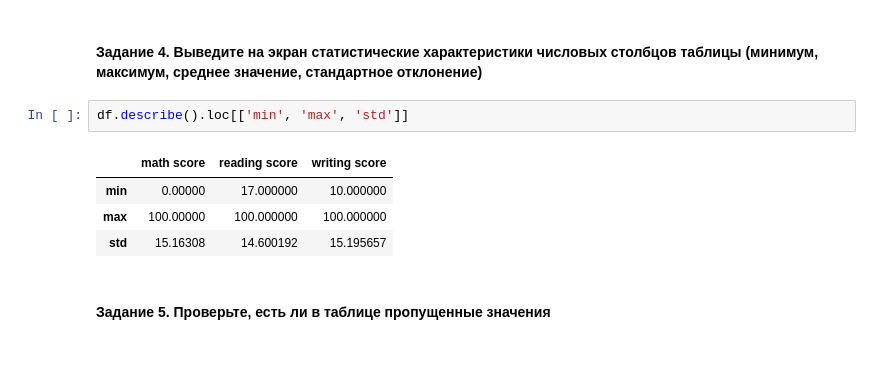
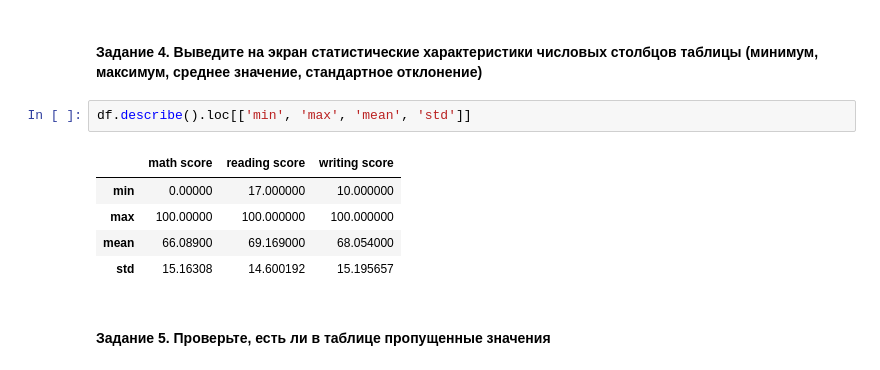
Before and after one commit to IgorLukhnev/hse_iad_data_analysis, a Jupyter notebook: hw1/hometask1_pandas.ipynb, the cells around one changed output. Drawn from its saved outputs; the diff is of its cells as text.

Commit message:
The 4th task mean added

```diff
--- a/hw1/hometask1_pandas.ipynb
+++ b/hw1/hometask1_pandas.ipynb
@@ -55,11 +55,12 @@ df.shape
 # %% [markdown]
 #### Задание 4. Выведите на экран статистические характеристики числовых столбцов таблицы (минимум, максимум, среднее значение, стандартное отклонение)
 # %%
-df.describe().loc[['min', 'max', 'std']]
+df.describe().loc[['min', 'max', 'mean', 'std']]
 # %% [output]
 |  | math score | reading score | writing score |
 | min | 0.00000 | 17.000000 | 10.000000 |
 | max | 100.00000 | 100.000000 | 100.000000 |
+| mean | 66.08900 | 69.169000 | 68.054000 |
 | std | 15.16308 | 14.600192 | 15.195657 |
 # %% [markdown]
 #### Задание 5. Проверьте, есть ли в таблице пропущенные значения
```
Also changed, not shown: parts of 2 cells of this notebook.
